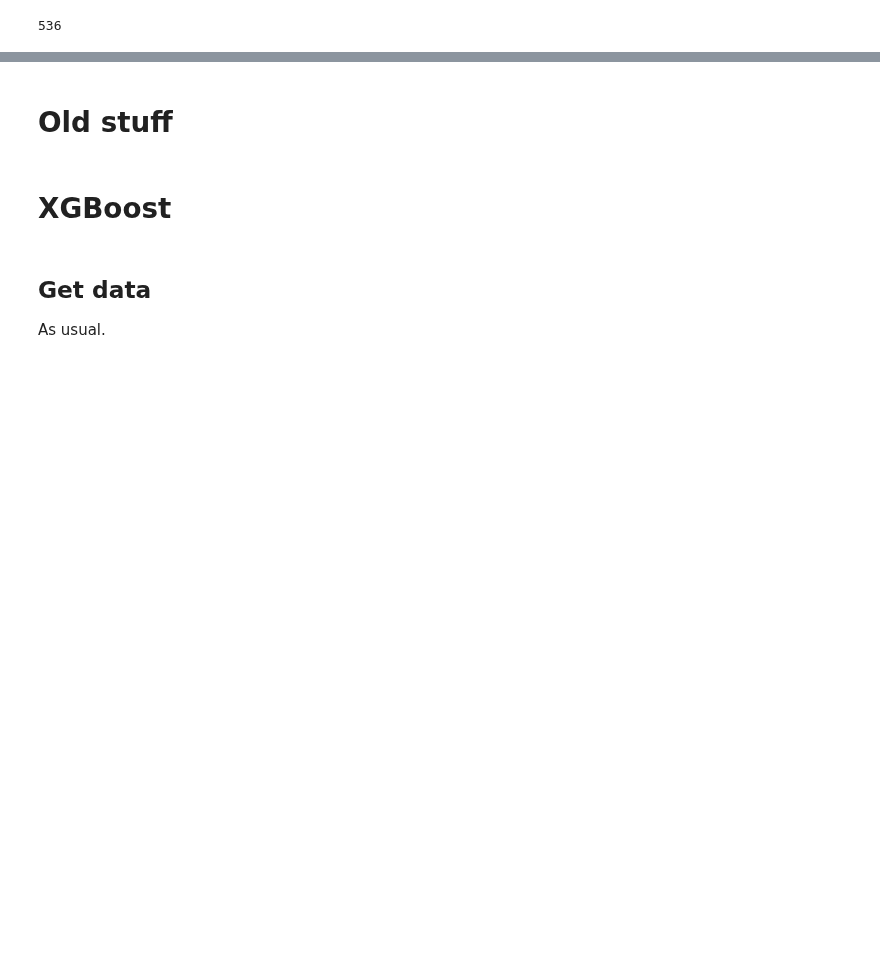
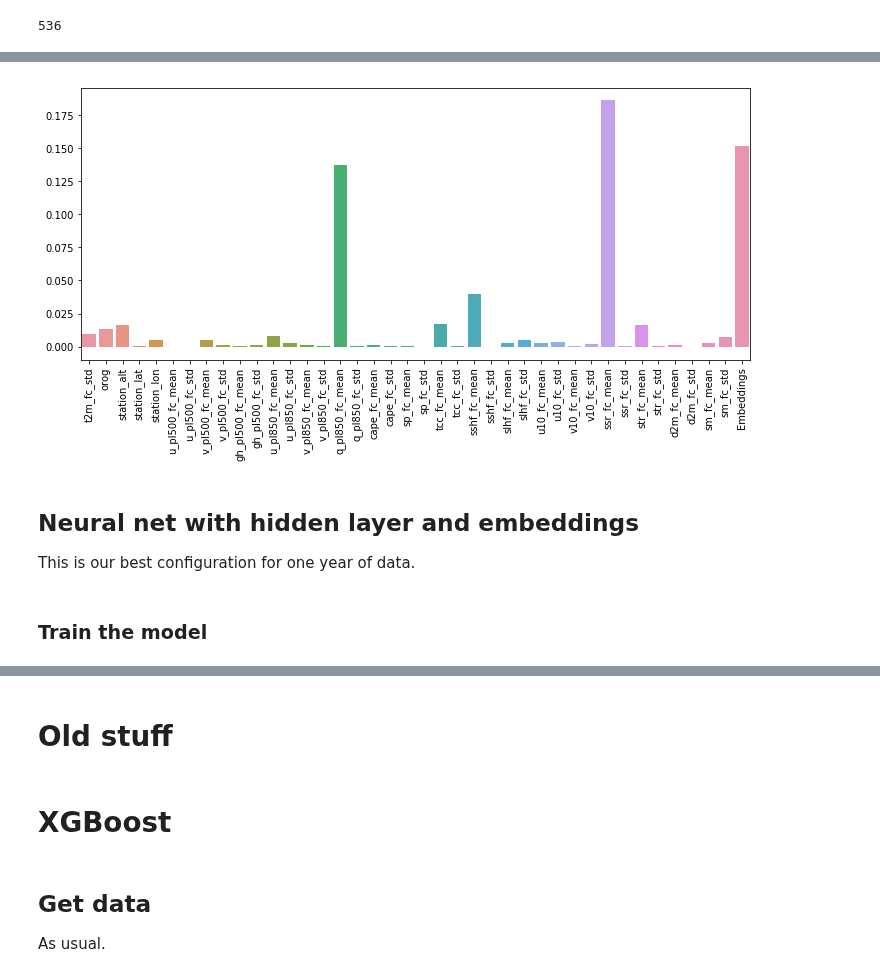
Before and after one commit to slerch/ppnn, a Jupyter notebook: nn_postprocessing/notebooks/feature_importance.ipynb, the cells around one changed output, grey strips where cells are left out. Drawn from its saved outputs; the diff is of its cells as text; code cells hidden in the pictures; blank space fills up the shorter version.

```diff
--- a/nn_postprocessing/notebooks/feature_importance.ipynb
+++ b/nn_postprocessing/notebooks/feature_importance.ipynb
@@ -220,0 +182,12 @@ plt.xticks(rotation=90);
+# %%
+fig, ax = plt.subplots(figsize=(12, 5))
+sns.barplot(y=fimp_emb[1:], x=aux_test_set.feature_names[1:] + ['Embeddings'], ax=ax)
+plt.xticks(rotation=90);
+# %% [output]
+[figure, added]
+# %% [markdown]
+## Neural net with hidden layer and embeddings
+
+This is our best configuration for one year of data.
+# %% [markdown]
+### Train the model
```
Also changed, not shown: parts of 68 cells of this notebook, 1 other file.
